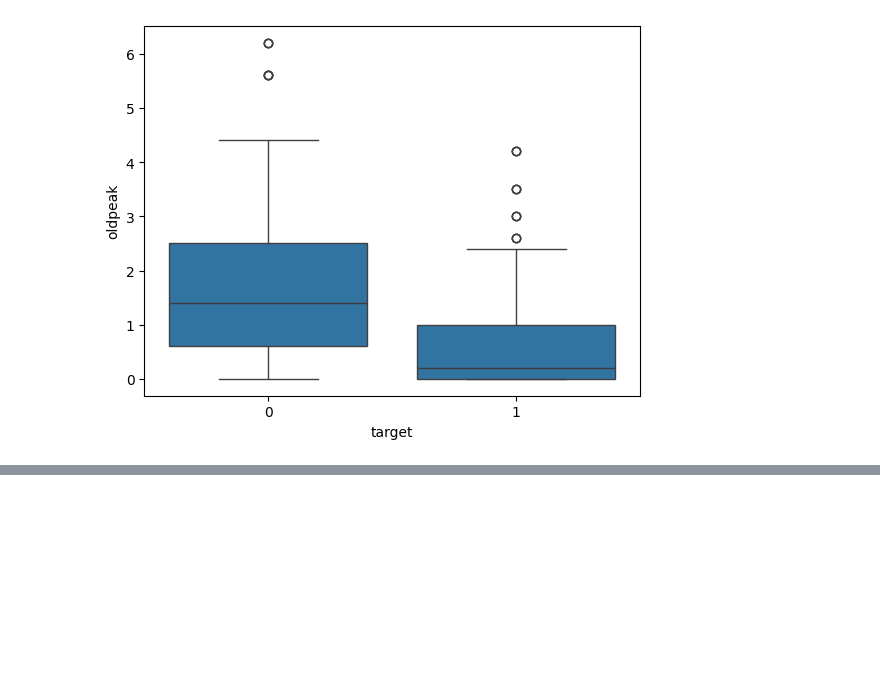
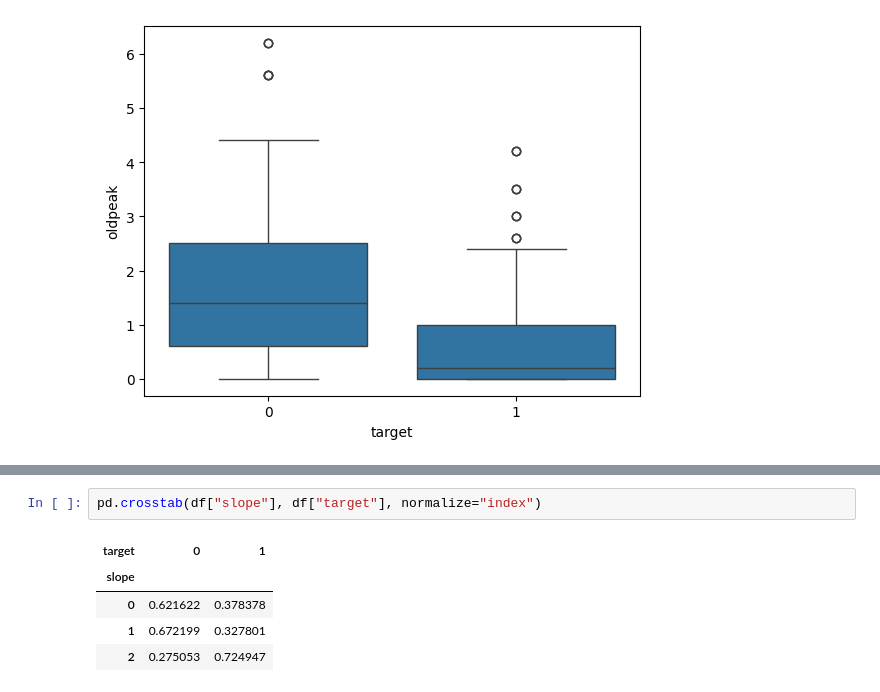
Before and after one commit to Wassiemkahlawi/heart-disease-ml-analysis, a Jupyter notebook: notebooks/01_eda.ipynb, the cells around one changed output, grey strips where cells are left out. Drawn from its saved outputs; the diff is of its cells as text; blank space fills up the shorter version.

```diff
--- a/notebooks/01_eda.ipynb
+++ b/notebooks/01_eda.ipynb
@@ -146,0 +127,8 @@ sns.heatmap(df.corr())
+# %%
+pd.crosstab(df["slope"], df["target"], normalize="index")
+# %% [output]
+| target | 0 | 1 |
+| slope |  |  |
+| 0 | 0.621622 | 0.378378 |
+| 1 | 0.672199 | 0.327801 |
+| 2 | 0.275053 | 0.724947 |
```
Also changed, not shown: parts of 7 cells of this notebook.
